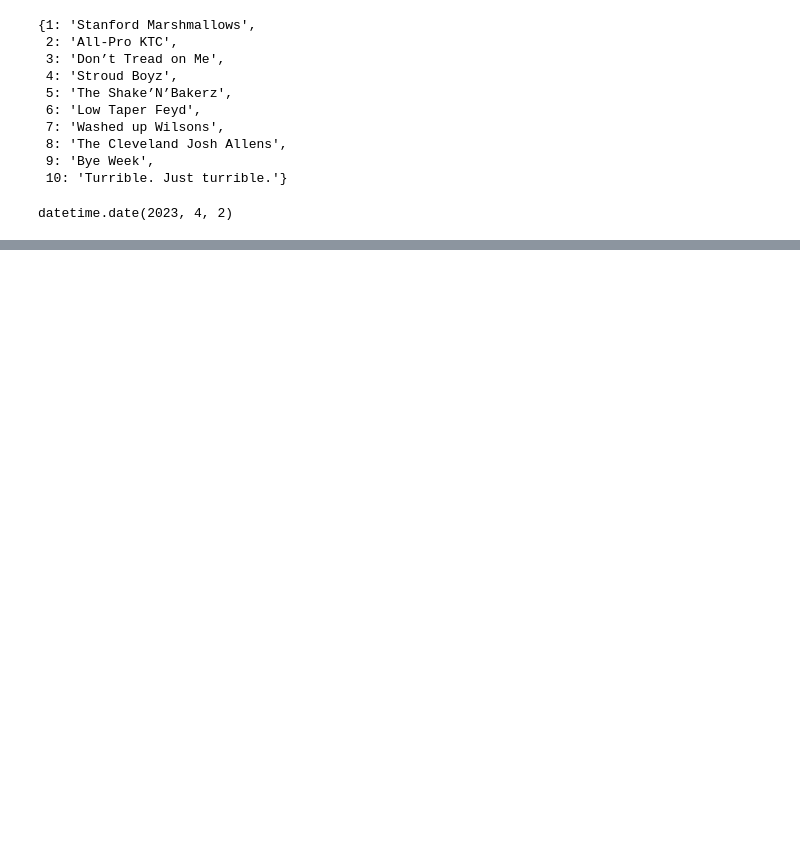
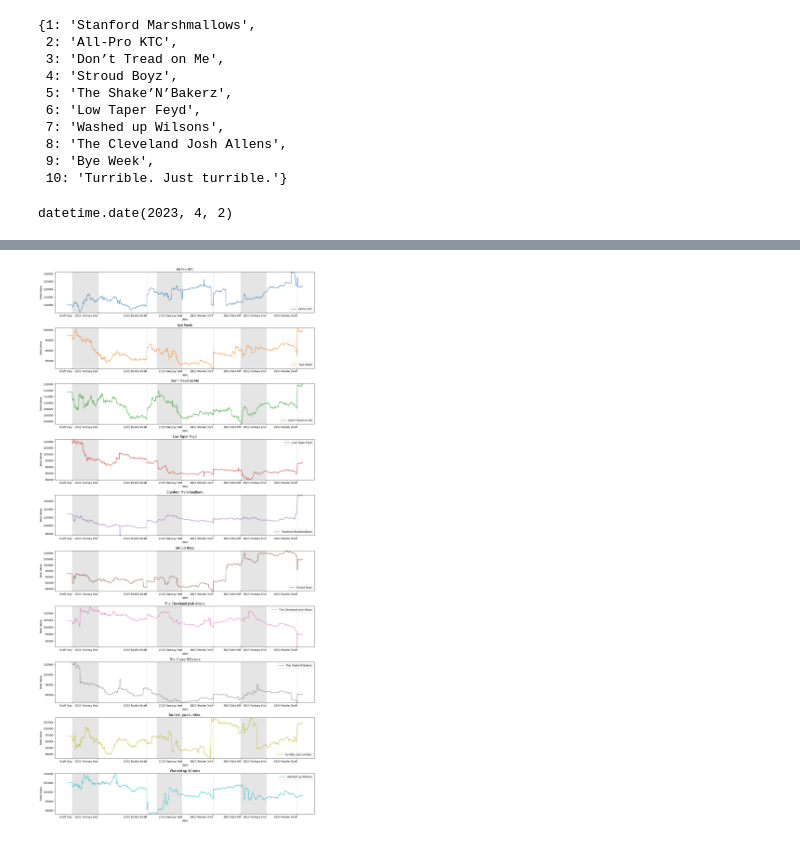
Before and after one commit to jsimerly/fantasy-analysis, a Jupyter notebook: league_analysis.ipynb, the cells around one changed output, grey strips where cells are left out. Drawn from its saved outputs; the diff is of its cells as text; code cells hidden in the pictures; blank space fills up the shorter version.

Commit message:
updates to team

```diff
--- a/league_analysis.ipynb
+++ b/league_analysis.ipynb
@@ -406,19 +475,0 @@ datetime.datetime(2024, 5, 8, 19, 0, 59, 86000)
-# %%
-team_value_df = pd.DataFrame(data)
-team_value_df.set_index('Date', inplace=True)
-team_value_df = team_value_df[team_value_df['Value'] > 40]
-grouped_data = team_value_df.groupby('Team')
-
-plt.figure(figsize=(14, 8))
-
-for team, group in grouped_data:
-    plt.plot(group.index, group['Value'], label=team)
-
-plt.title('Team Values Over Time')
-plt.xlabel('Date')
-plt.ylabel('Value')
-plt.legend(title='Team')
-plt.grid(True)
-plt.xticks(rotation=45)
-plt.tight_layout()
-plt.show()
@@ -431,0 +476,70 @@ player.display_name
+# %%
+import matplotlib.pyplot as plt
+
+# Assuming you have already calculated the number of teams
+num_teams = len(grouped_df)
+
+# Create a grid of subplots
+num_cols = 1
+num_rows = (num_teams + num_cols - 1) // num_cols
+fig, axes = plt.subplots(num_rows, num_cols, figsize=(15, 3*num_rows))
+
+# Flatten the axes array for easier indexing
+axes = axes.flatten()
+
+important_dates = [
+    ('2021-9-7', 'Draft Day'),
+    ('2021-12-27', '2021 Fantasy End'),
+    ('2022-7-27', '2022 Rookie Draft'),
+    #('2022-9-8', '2022 Kick-Off'),
+    ('2022-12-26', '2022 Fantasy End'),
+    ('2023-5-11', '2023 Rookie Draft'),
+    ('2023-9-7', '2023 Kick-Off'),
+    ('2023-12-25', '2023 Fantasy End'),
+    ('2024-5-8', '2024 Rookie Draft')
+]
+
+line_thickness = 2
+
+for i, (team, group) in enumerate(grouped_df):
+    smoothed_values = group['Total Value'] #savgol_filter(group['Total Value'], window_length=7, polyorder=3)
+    min_y = smoothed_values.min()
+    max_y = smoothed_values.max()
+
+    ax = axes[i]
+    ax.plot(group.index, smoothed_values, color=color[i], label=team, linewidth=line_thickness, alpha=0.7)
+    highlight_dates = [
+    ('2021-9-9', '2021-12-27'),
+    ('2022-9-8', '2022-12-26'),
+    ('2023-9-7', '2023-12-25')
+]
+
+    for start_date, end_date in highlight_dates:
+        start = datetime.strptime(start_date, '%Y-%m-%d').date()
+        end = datetime.strptime(end_date, '%Y-%m-%d').date()
+        ax.axvspan(start, end, color='gray', alpha=0.2)
+
+    xtick_labels = [date[1] for date in important_dates]
+    xtick_positions = [datetime.strptime(date[0], '%Y-%m-%d').date() for date in important_dates]
+    ax.set_xticks(xtick_positions)
+    ax.set_xticklabels(xtick_labels, ha='right')
+
+    ax.grid(True, which='major', axis='x', linestyle='--', linewidth=0.5, color='gray', alpha=0.7)
+    ax.set_xticks(xtick_positions, minor=True)
+    ax.grid(True, which='minor', axis='x', linestyle='--', linewidth=0.5, color='gray', alpha=0.7)
+
+    ax.set_title(team)
+    ax.set_xlabel('Date')
+    ax.set_ylabel('Total Value')
+    ax.set_ylim(min_y, max_y)
+
+    # Add a legend
+    ax.legend()
+
+# Adjust the spacing between subplots
+plt.tight_layout()
+
+# Display the plot
+plt.show()
+# %% [output]
+[figure, added]
```
Also changed, not shown: parts of 8 cells of this notebook, 5 other files.
